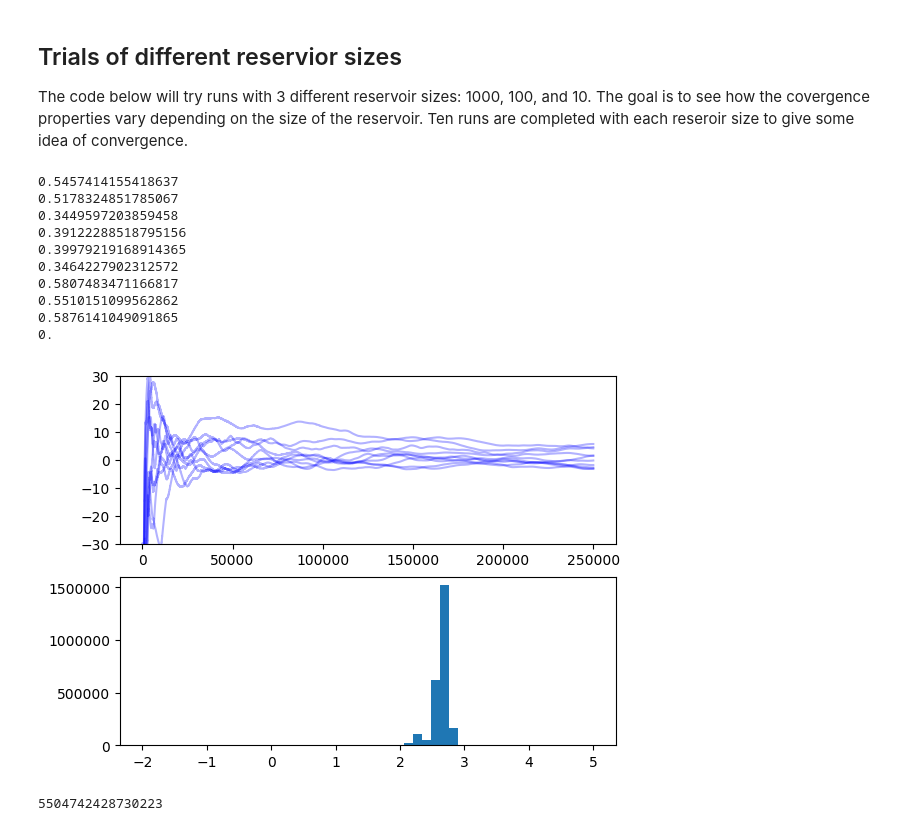
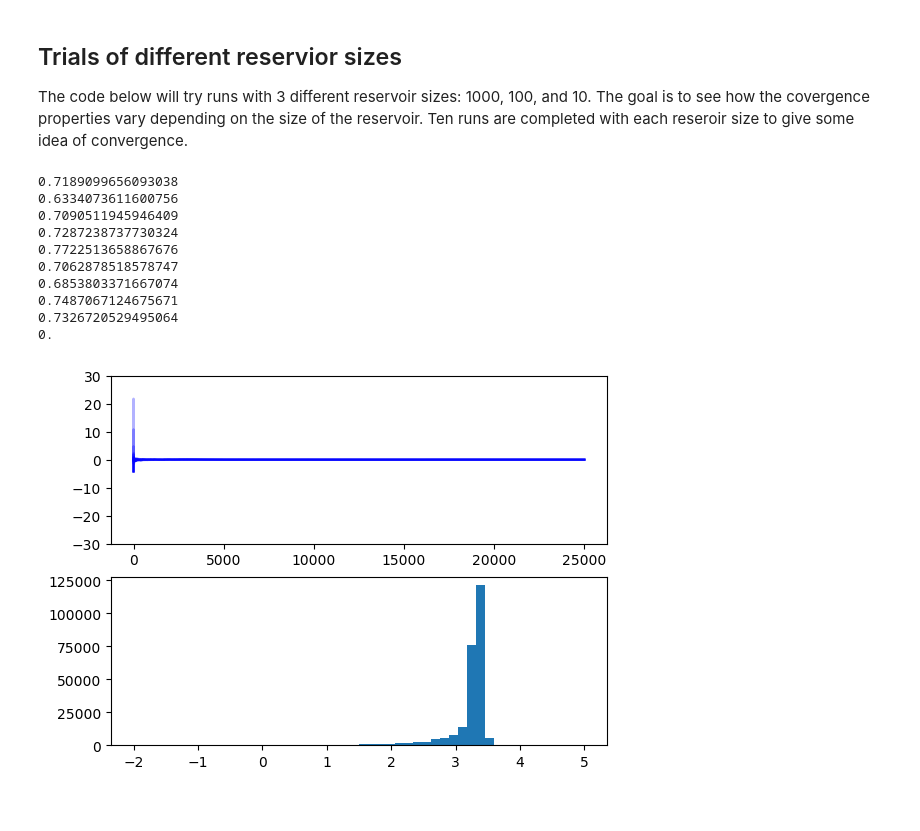
Before and after one commit to maccallumlab/reservoir, a Jupyter notebook: testing.ipynb, the cells around one changed output. Cells and saved outputs as stored; diff of their text form; code cells hidden in the pictures.

```diff
--- a/testing.ipynb
+++ b/testing.ipynb
@@ -7,9 +7,17 @@ include("./reservoir.jl");
 
 We'll start with a very simple energy function. We can add complexity later.
 # %%
-energy = zeros(100)
-energy[1] = -10
-energy[100] = -10
-xmean = sum((1:100) .* exp.(-energy)) / sum(exp.(-energy))
+energy = zeros(1000)
+energy[1:50] = -10
+energy[951:1000] = -10
+# energy[1:400] = -4
+# energy[1:200] = -8
+# energy[1:40] = -10
+# energy[1:4] = -12
+# energy[600:1000] = -4
+# energy[800:1000] = -8
+# energy[960:1000] = -10
+# energy[997:1000] = -12
+xmean = sum((1:1000) .* exp.(-energy)) / sum(exp.(-energy))
 plot(energy);
 # %% [output]
@@ -17,5 +25,5 @@ plot(energy);
 # %% [markdown]
 Run a short simulation with 3 walkers.
 # %%
-wf = runwaterfall([Walker(scale * energy, 1) for scale in [1.0, 0.01, 0.0]], 250000, 10, 200, 100, 300, 4.0e99, false)
+wf = runwaterfall([Walker(scale * energy, 1) for scale in logspace(0, -2, 5)], 25000, 50, 2000, 1000, 3000, 1.0, false)
 # %% [output]
@@ -111,44 +141,43 @@ plt[:colorbar]();
 The code below will try runs with 3 different reservoir sizes: 1000, 100, and 10. The goal is to see how the covergence properties vary depending on the size of the reservoir. Ten runs are completed with each reseroir size to give some idea of convergence.
 # %%
 rep = 1
-N = 250000
+N = 25_000
 NTRIAL = 10
 mult1 = 1000
 mult2 = 100
 mult3 = 10
-samplesteps = 10
+samplesteps = 100
 usetoprep = false
 x1 = []
 x2 = []
 x3 = []
 
 for i=1:NTRIAL
-    wf = runwaterfall([Walker(scale * energy, 1) for scale in logspace(0, -2, 5)], N, samplesteps,
-                      2mult1, 1mult1, 3mult1, 4e99, usetoprep)
+    wf = runwaterfall([Walker(scale * energy, 1) for scale in logspace(0, -2, 3)], N, samplesteps,
+                      2mult1, 1mult1, 3mult1, 1.0, usetoprep)
     plt[:subplot](2, 1, 1)
     plot(cumsum(wf.weighthistory[rep, :] .* wf.history[rep, :]) ./ cumsum(wf.weighthistory[rep, :]) - xmean,
          color="blue", alpha=0.3);
 
     append!(x1, wf.weighthistory[rep, :])
 
     println(sum(wf.weighthistory[1, :]) / maximum(wf.weighthistory[1, :]) / size(wf.weighthistory[1, :], 1))
 end
 plt[:ylim](-30, 30)
 
 plt[:subplot](2, 1, 2)
 plt[:hist](log10.(x1), bins=50, range=(-2, 5));
 # %% [output]
-0.5457414155418637
-0.5178324851785067
-0.3449597203859458
-0.39122288518795156
-0.39979219168914365
-0.3464227902312572
-0.5807483471166817
-0.5510151099562862
-0.5876141049091865
+0.7189099656093038
+0.6334073611600756
+0.7090511945946409
+0.7287238737730324
+0.7722513658867676
+0.7062878518578747
+0.6853803371667074
+0.7487067124675671
+0.7326720529495064
 0.
-[figure, old version]
+[figure, new version]
-5504742428730223
 # %%
 for i=1:NTRIAL
```
Also changed, not shown: parts of 15 cells of this notebook, 2 other files.
